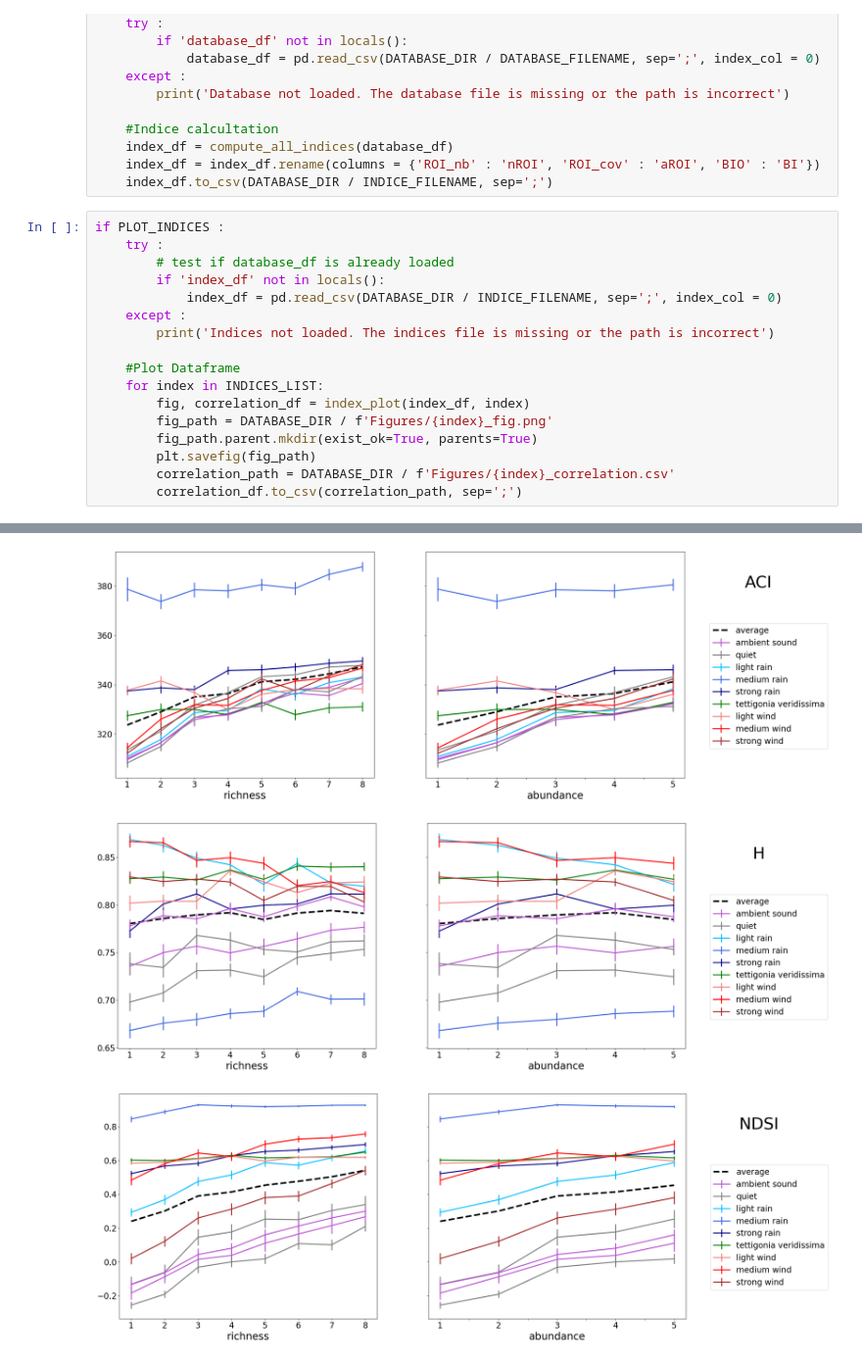
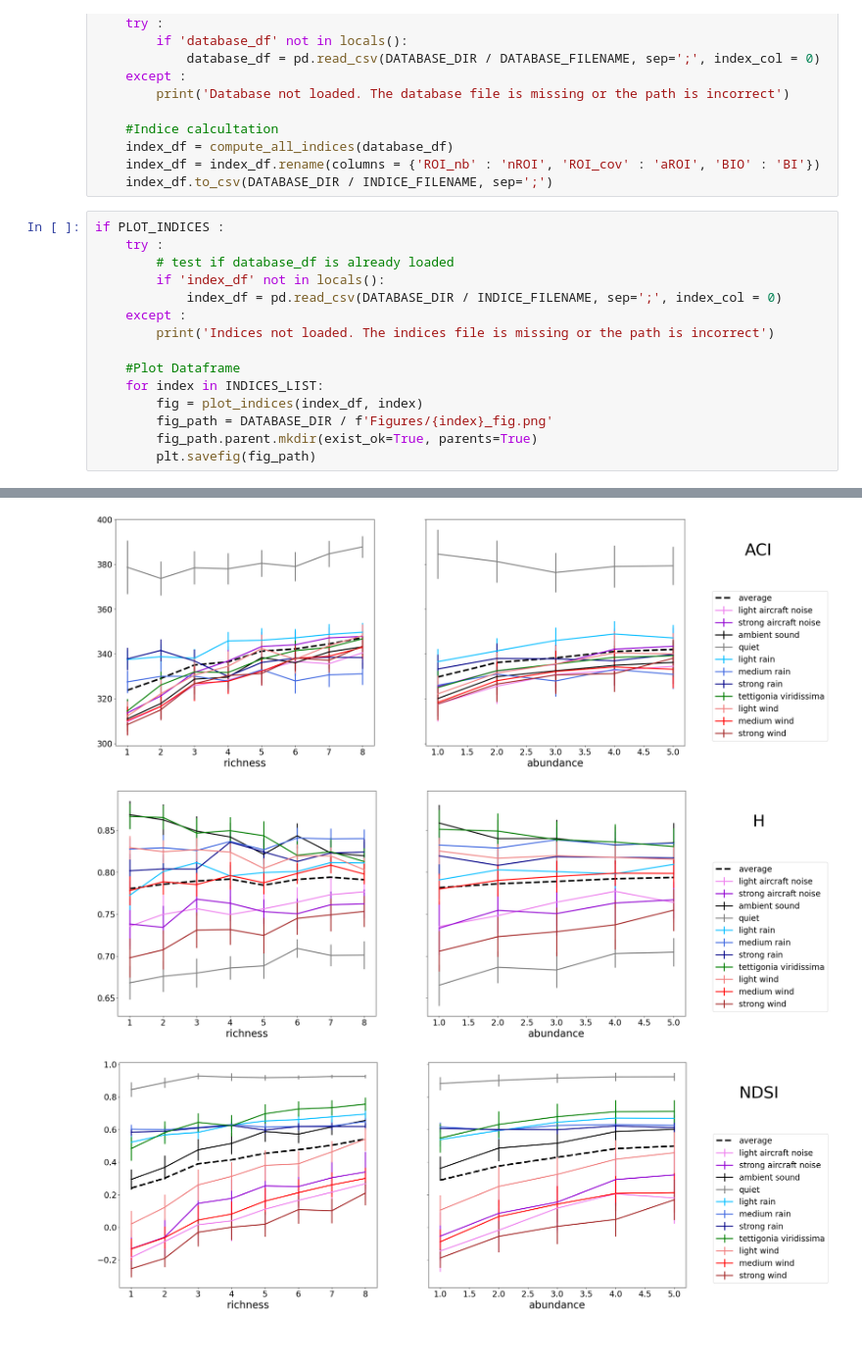
Before and after one commit to ear-team/evascape, a Jupyter notebook: Evascape_scripts/partial_process.ipynb, the cells around one changed output, grey strips where cells are left out. Shown at 98% size. Cells and saved outputs as stored; diff of their text form.

```diff
--- a/Evascape_scripts/partial_process.ipynb
+++ b/Evascape_scripts/partial_process.ipynb
@@ -132,10 +132,8 @@ if PLOT_INDICES :
 
     #Plot Dataframe
     for index in INDICES_LIST:
-        fig, correlation_df = index_plot(index_df, index)
+        fig = plot_indices(index_df, index)
         fig_path = DATABASE_DIR / f'Figures/{index}_fig.png'
         fig_path.parent.mkdir(exist_ok=True, parents=True)
         plt.savefig(fig_path)
-        correlation_path = DATABASE_DIR / f'Figures/{index}_correlation.csv'
-        correlation_df.to_csv(correlation_path, sep=';')
 # %% [output]
@@ -161,3 +142,3 @@ BI, abundance : rain_pw03 p-value is not significant
-[figure, old version]
+[figure, new version]
-[figure, old version]
+[figure, new version]
-[figure, old version]
+[figure, new version]
```
Also changed, not shown: parts of 2 cells of this notebook, 1 other file.
